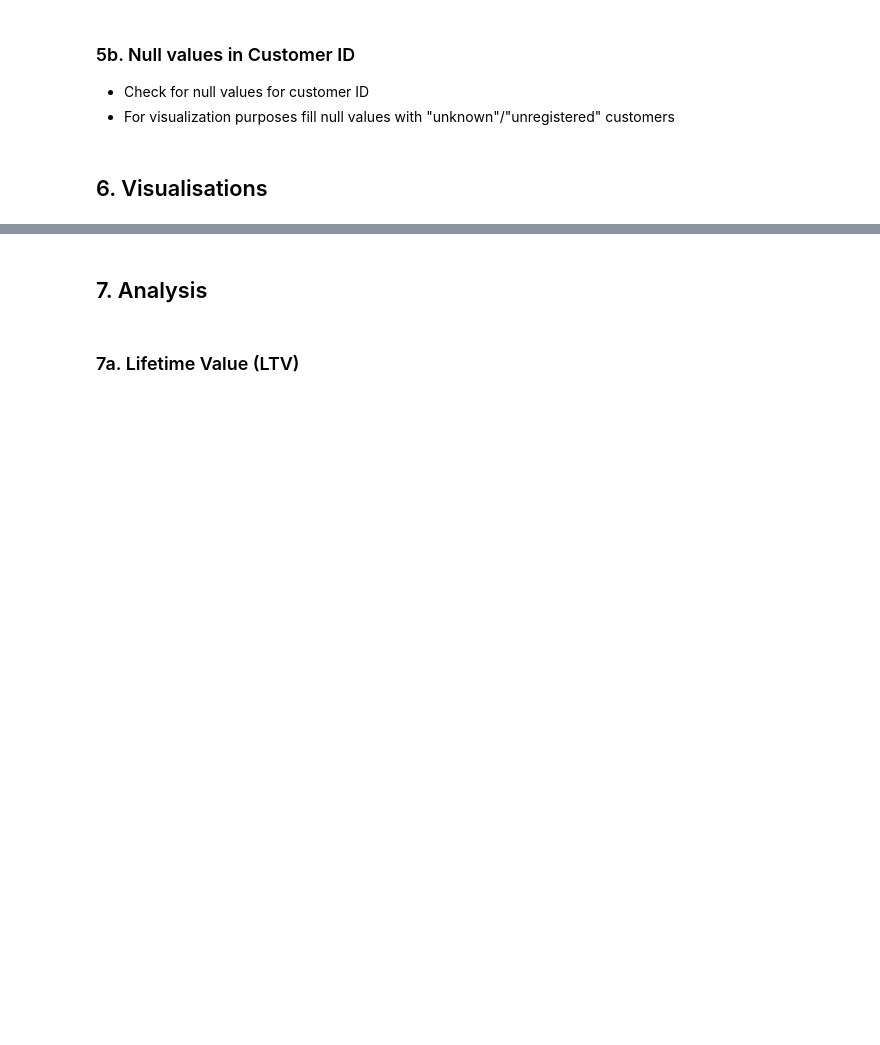
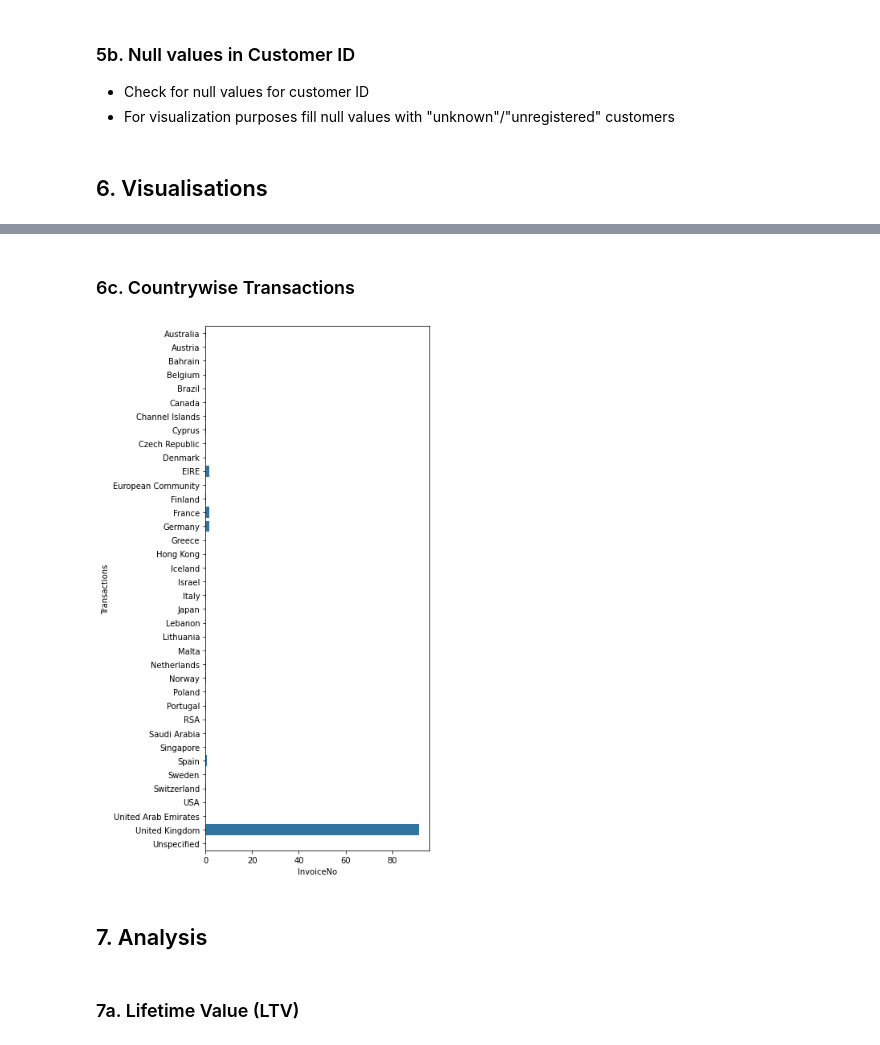
Before and after one commit to Prash1723/RetailAnalysisKgl, a Jupyter notebook: Online Product Analytics.ipynb, the cells around one changed output, grey strips where cells are left out. Cells and saved outputs as stored; diff of their text form; code cells hidden in the pictures; blank space fills up the shorter version.

```diff
--- a/Online Product Analytics.ipynb
+++ b/Online Product Analytics.ipynb
@@ -154,3 +168,16 @@ plt.show()
+# %% [markdown]
+### 6c. Countrywise Transactions
+# %%
+plt.figure(figsize=[5,12])
+sns.barplot(
+    data=(df.groupby('Country')[
+        'InvoiceNo'].count()*100/df['InvoiceNo'].count()).reset_index(),
+    y='Country', x='InvoiceNo'
+)
+plt.ylabel('Transactions')
+plt.show()
+# %% [output]
+[figure, added]
 # %% [markdown]
 ## 7. Analysis
 # %% [markdown]
```
Also changed, not shown: parts of 14 cells of this notebook.
